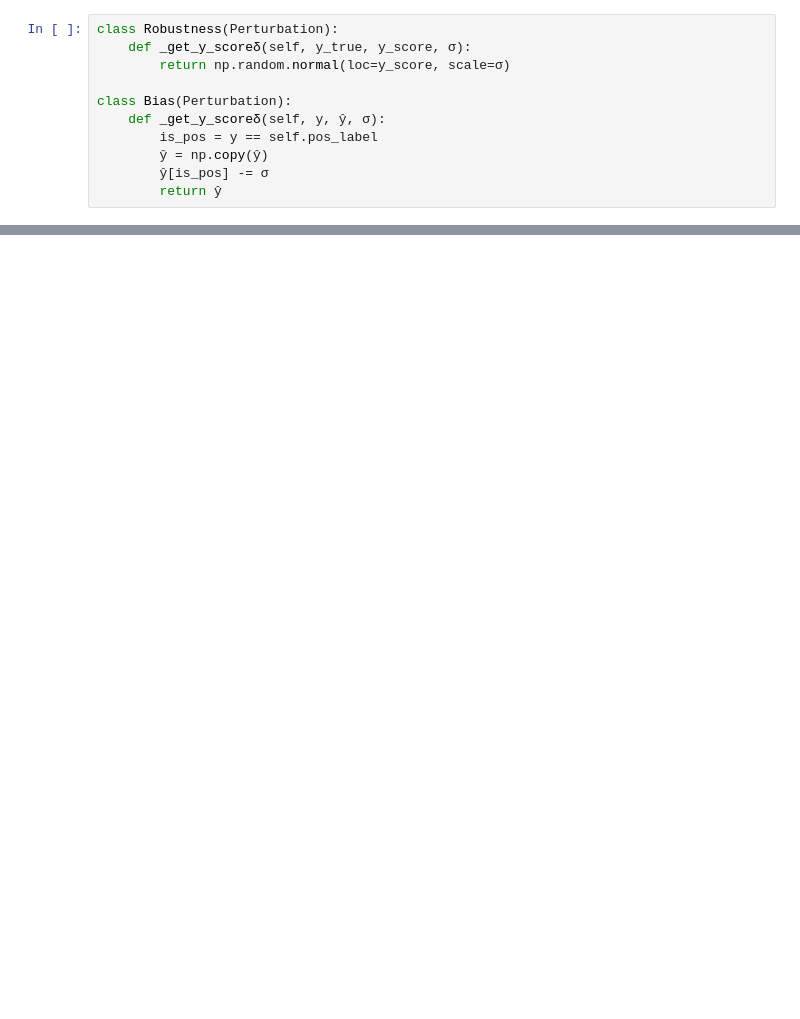
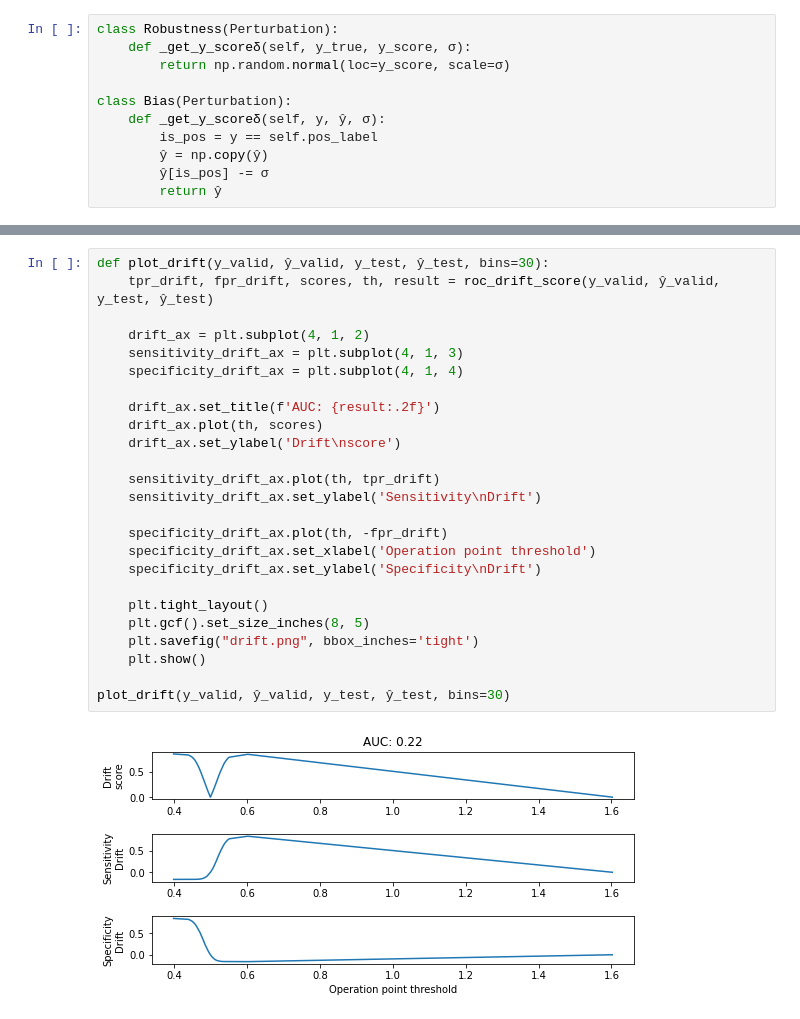
Before and after one commit to alonhzn/testAUC, a Jupyter notebook: perturbations_and_colored_roc.ipynb, the cells around one changed output, grey strips where cells are left out. Cells and saved outputs as stored; diff of their text form; blank space fills up the shorter version.

```diff
--- a/perturbations_and_colored_roc.ipynb
+++ b/perturbations_and_colored_roc.ipynb
@@ -237,0 +248,27 @@ plt.show()
+# %%
+def plot_drift(y_valid, ŷ_valid, y_test, ŷ_test, bins=30):
+    tpr_drift, fpr_drift, scores, th, result = roc_drift_score(y_valid, ŷ_valid, y_test, ŷ_test)
+
+    drift_ax = plt.subplot(4, 1, 2)
+    sensitivity_drift_ax = plt.subplot(4, 1, 3)
+    specificity_drift_ax = plt.subplot(4, 1, 4)
+
+    drift_ax.set_title(f'AUC: {result:.2f}')
+    drift_ax.plot(th, scores)
+    drift_ax.set_ylabel('Drift\nscore')
+
+    sensitivity_drift_ax.plot(th, tpr_drift)
+    sensitivity_drift_ax.set_ylabel('Sensitivity\nDrift')
+
+    specificity_drift_ax.plot(th, -fpr_drift)
+    specificity_drift_ax.set_xlabel('Operation point threshold')
+    specificity_drift_ax.set_ylabel('Specificity\nDrift')
+
+    plt.tight_layout()
+    plt.gcf().set_size_inches(8, 5)
+    plt.savefig("drift.png", bbox_inches='tight')
+    plt.show()
+
+plot_drift(y_valid, ŷ_valid, y_test, ŷ_test, bins=30)
+# %% [output]
+[figure, added]
```
Also changed, not shown: parts of 16 cells of this notebook.
